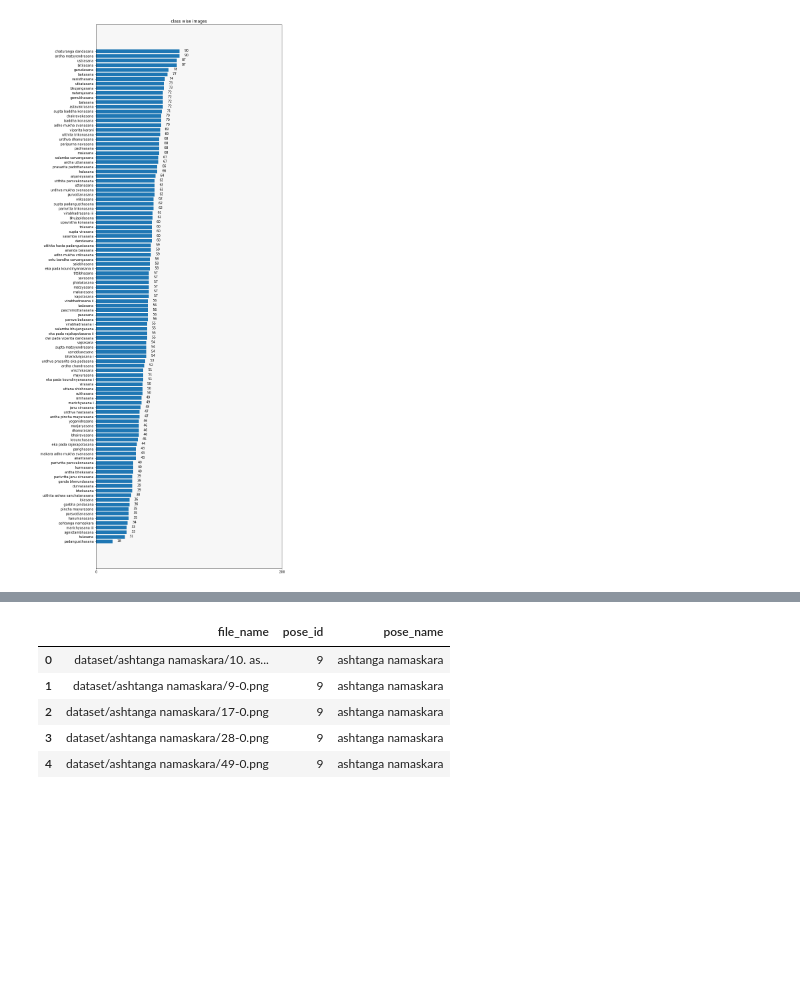
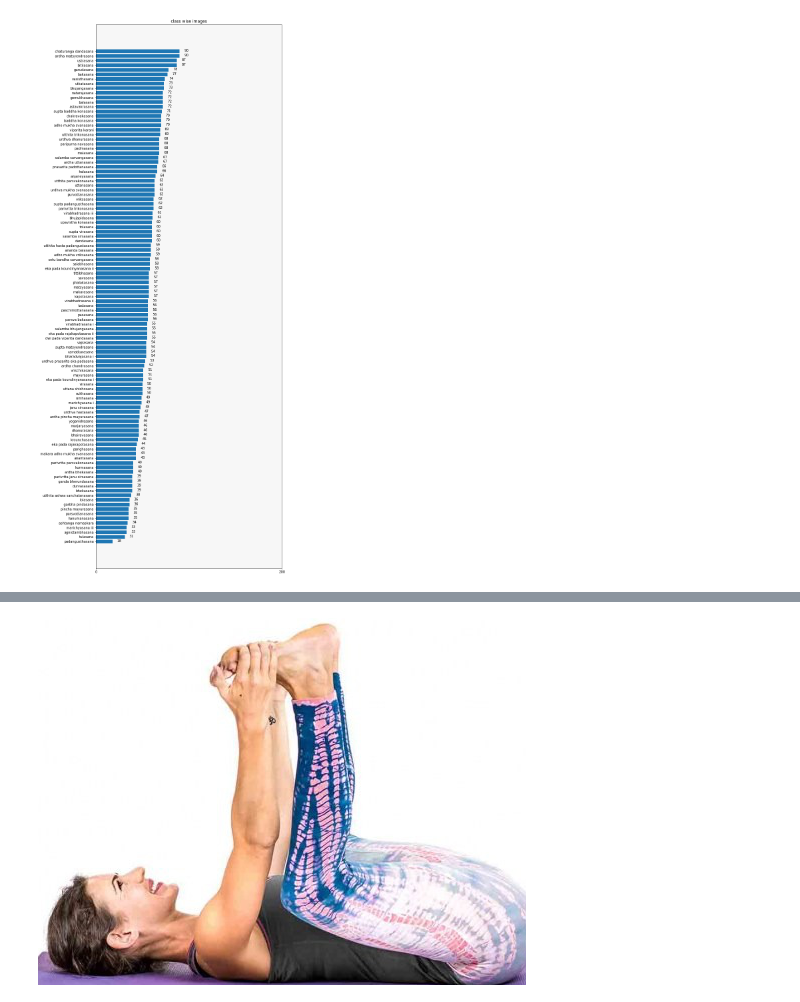
Before and after one commit to Nitish565/yoga-pose-estimation, a Jupyter notebook: classification-model/pose-classifier.ipynb, the cells around one changed output, grey strips where cells are left out. Cells and saved outputs as stored; diff of their text form; code cells hidden in the pictures; blank space fills up the shorter version.

```diff
--- a/classification-model/pose-classifier.ipynb
+++ b/classification-model/pose-classifier.ipynb
@@ -79,12 +67,3 @@ df = pd.DataFrame(data=csv_data)
 df.to_csv('classifier_train_data.csv',index=False)
 # %%
 classifier_csv = pd.read_csv('classifier_train_data.csv')
-# %%
-classifier_csv[:5]
-# %% [output]
-|  | file_name | pose_id | pose_name |
-| 0 | dataset/ashtanga namaskara/10. as... | 9 | ashtanga namaskara |
-| 1 | dataset/ashtanga namaskara/9-0.png | 9 | ashtanga namaskara |
-| 2 | dataset/ashtanga namaskara/17-0.png | 9 | ashtanga namaskara |
-| 3 | dataset/ashtanga namaskara/28-0.png | 9 | ashtanga namaskara |
-| 4 | dataset/ashtanga namaskara/49-0.png | 9 | ashtanga namaskara |
@@ -112,0 +93,4 @@ class Resize(object):
+# %%
+im
+# %% [output]
+[figure, added]
```
Also changed, not shown: parts of 21 cells of this notebook, 7 other files.
